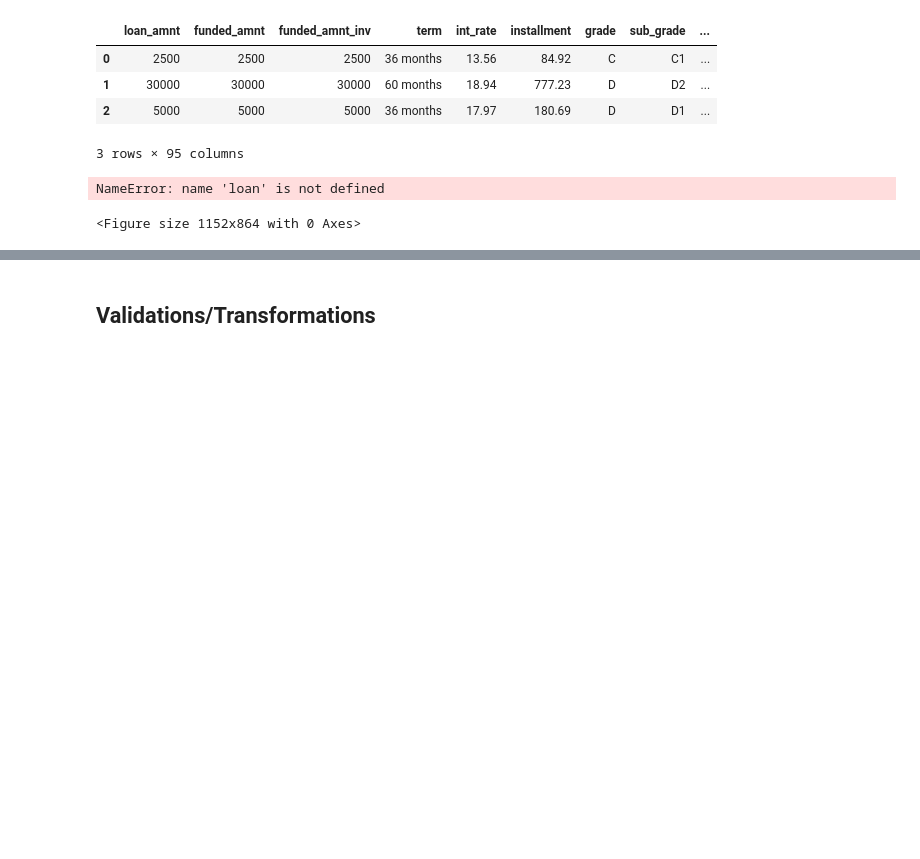
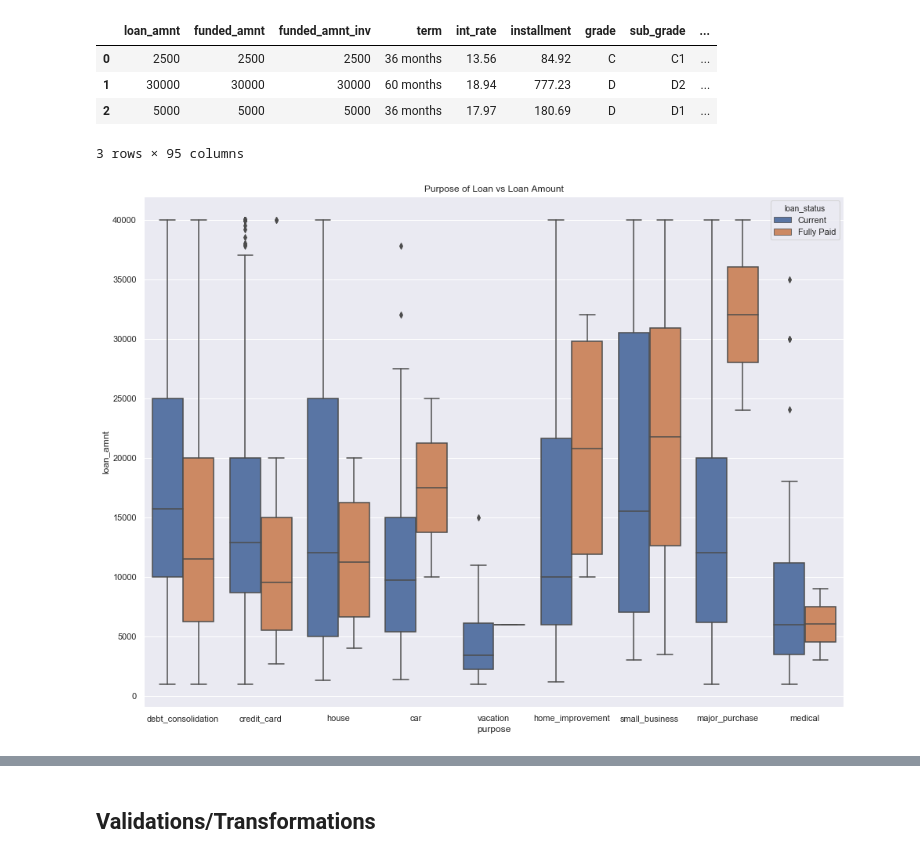
Before and after one commit to rahuluppuluri/Loan-Data-Analysis, a Jupyter notebook: loan_data_analysis.ipynb, the cells around one changed output, grey strips where cells are left out. Cells and saved outputs as stored; diff of their text form; code cells hidden in the pictures; blank space fills up the shorter version.

```diff
--- a/loan_data_analysis.ipynb
+++ b/loan_data_analysis.ipynb
@@ -284,12 +277,11 @@ df.head(3)
 3 rows × 95 columns
 # %%
 plt.figure(figsize=(16,12))
-sns.boxplot(data =loan, x='purpose', y='loan_amnt', hue ='loan_status')
+sns.boxplot(data =df, x='purpose', y='loan_amnt', hue ='loan_status')
 plt.title('Purpose of Loan vs Loan Amount')
 plt.show()
 # %% [output]
-NameError: name 'loan' is not defined
-<Figure size 1152x864 with 0 Axes>
+[figure, added]
 # %%
 loan_correlation = df.corr()
 loan_correlation
```
Also changed, not shown: parts of 14 cells of this notebook.
